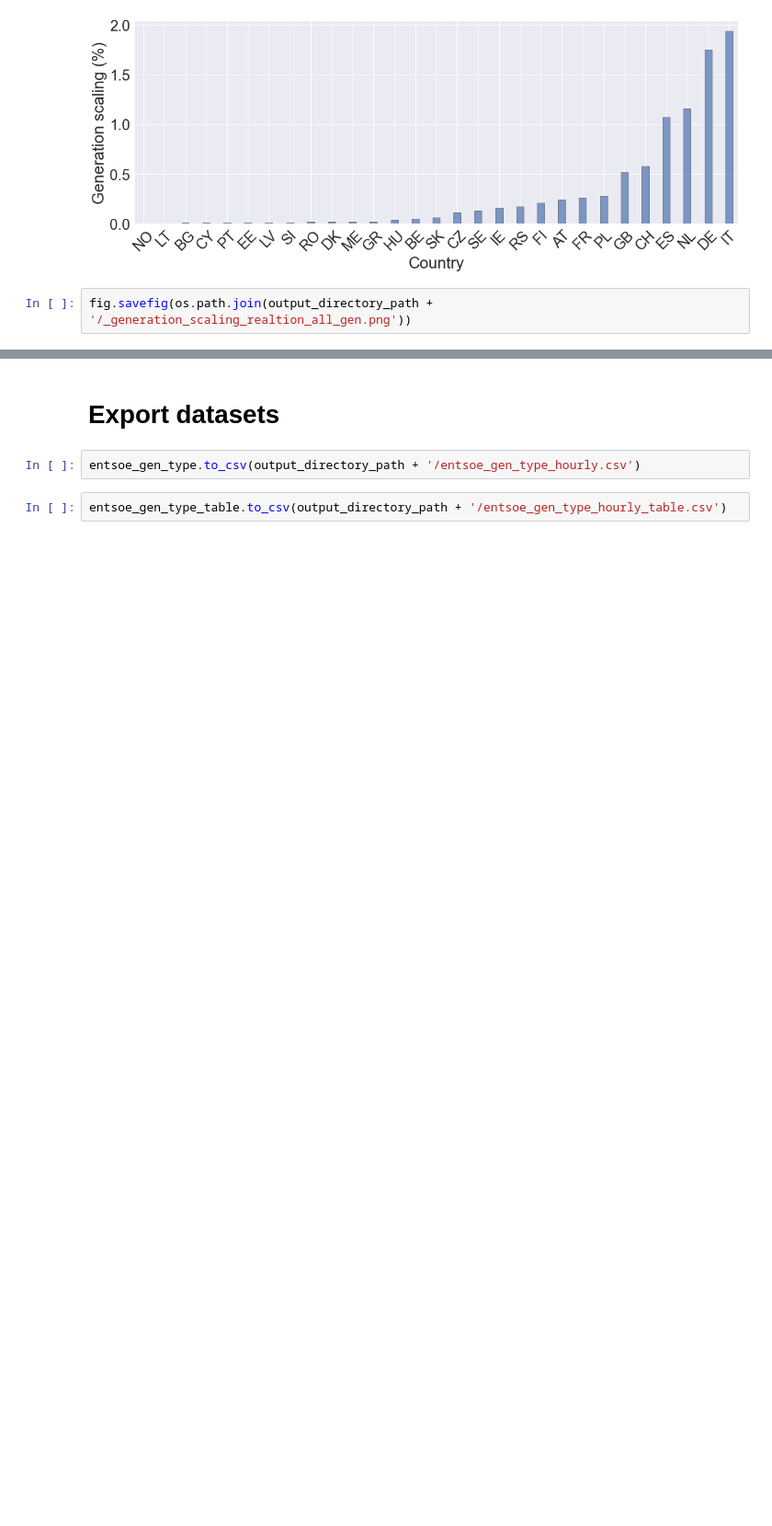
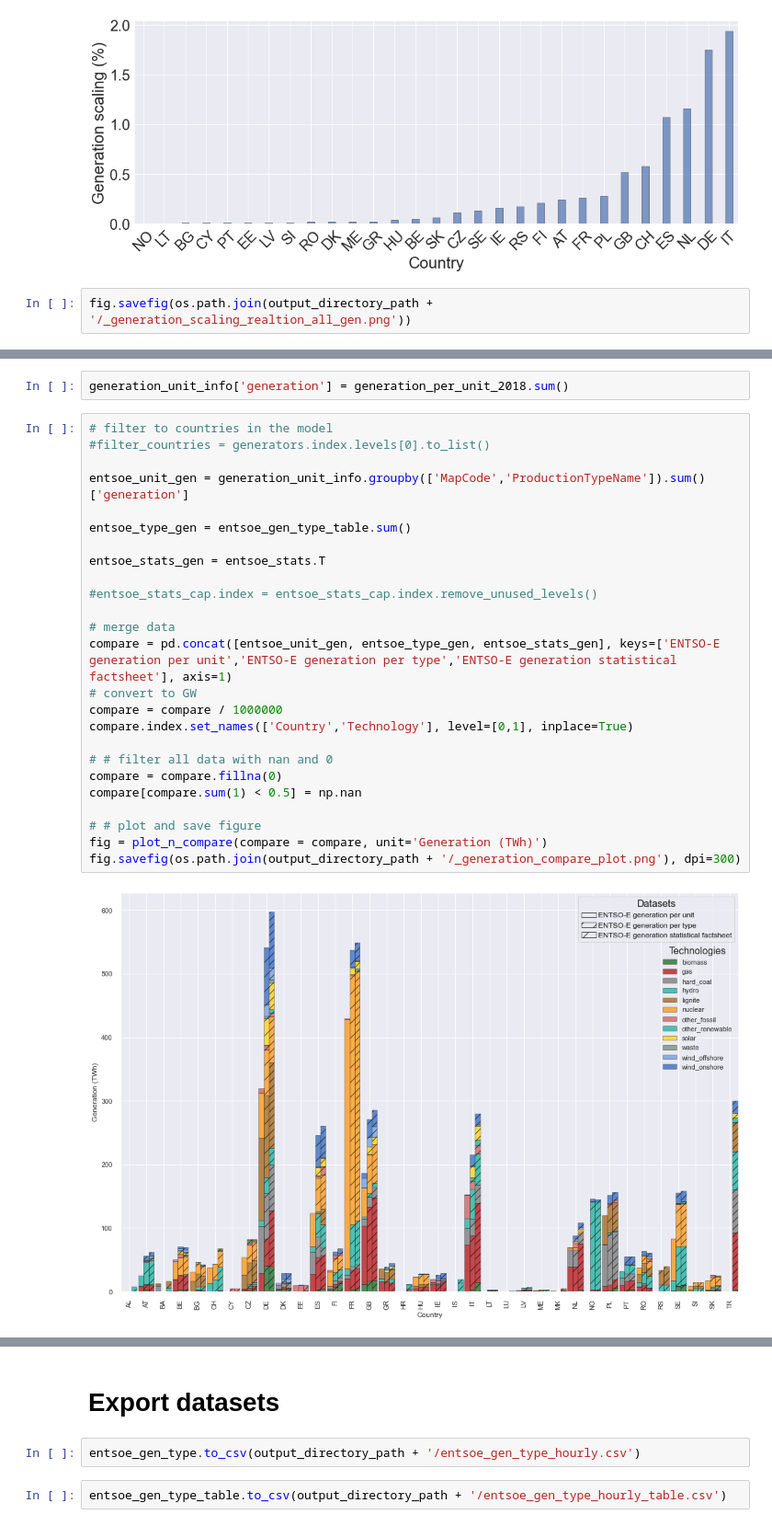
Before and after one commit to INATECH-CIG/entso-e_GenerationOutputPerType, a Jupyter notebook: Generation_per_Type.ipynb, the cells around one changed output, grey strips where cells are left out. Shown at 92% size. Cells and saved outputs as stored; diff of their text form; blank space fills up the shorter version.

Commit message:
New Plots for comparision of data set

```diff
--- a/Generation_per_Type.ipynb
+++ b/Generation_per_Type.ipynb
@@ -1139,0 +1242,29 @@ fig.savefig(os.path.join(output_directory_path + '/_generation_scaling_realtion_
+# %%
+generation_unit_info['generation'] = generation_per_unit_2018.sum()
+# %%
+# filter to countries in the model
+#filter_countries = generators.index.levels[0].to_list()
+
+entsoe_unit_gen = generation_unit_info.groupby(['MapCode','ProductionTypeName']).sum()['generation']
+
+entsoe_type_gen = entsoe_gen_type_table.sum()
+
+entsoe_stats_gen = entsoe_stats.T
+
+#entsoe_stats_cap.index = entsoe_stats_cap.index.remove_unused_levels()
+
+# merge data
+compare = pd.concat([entsoe_unit_gen, entsoe_type_gen, entsoe_stats_gen], keys=['ENTSO-E generation per unit','ENTSO-E generation per type','ENTSO-E generation statistical factsheet'], axis=1)
+# convert to GW
+compare = compare / 1000000
+compare.index.set_names(['Country','Technology'], level=[0,1], inplace=True)
+
+# # filter all data with nan and 0
+compare = compare.fillna(0)
+compare[compare.sum(1) < 0.5] = np.nan
+
+# # plot and save figure
+fig = plot_n_compare(compare = compare, unit='Generation (TWh)')
+fig.savefig(os.path.join(output_directory_path + '/_generation_compare_plot.png'), dpi=300)
+# %% [output]
+[figure, added]
```
Also changed, not shown: parts of 4 cells of this notebook.
